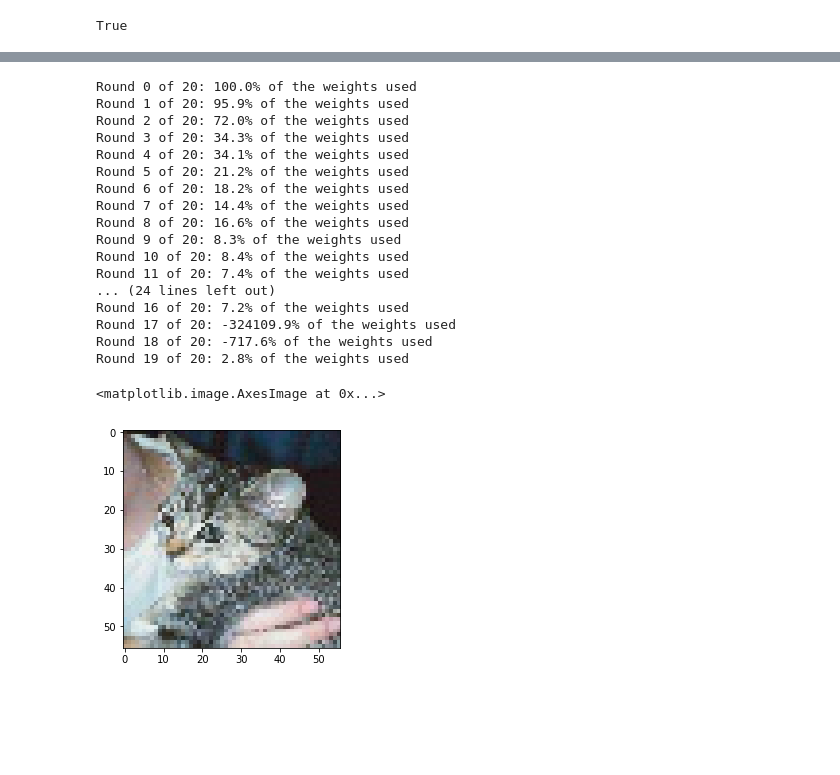
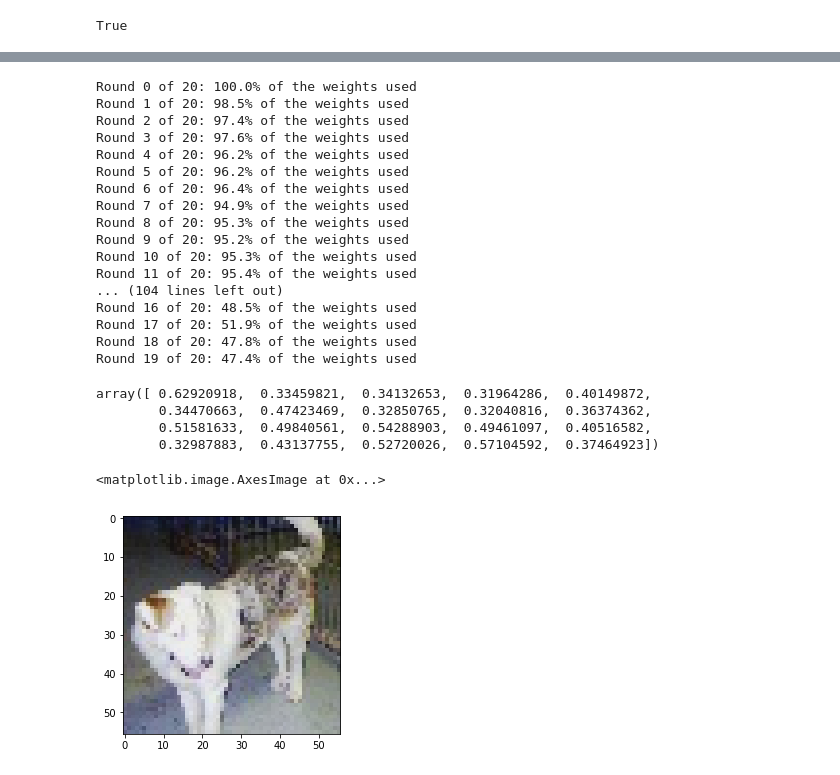
Before and after one commit to mspinaci/deep-learning-examples, a Jupyter notebook: Try without Keras.ipynb, the cells around one changed output, grey strips where cells are left out. Saved outputs shown, nothing was run; the diff lists cells and outputs as text; code cells hidden in the pictures; blank space fills up the shorter version.

```diff
--- a/Try without Keras.ipynb
+++ b/Try without Keras.ipynb
@@ -35,24 +35,17 @@ from naive_keras import Sequential, Conv2D, MaxPooling2D, ZeroPadding2D
 model = Sequential(ZeroPadding2D(input_shape=(None, 56, 56, 3)),
                    Conv2D(20),
                    ZeroPadding2D(),
-                   Conv2D(20))
-
-''',
-                   MaxPooling2D(),
+                   Conv2D(20),
                    ZeroPadding2D(),
                    Conv2D(20),
                    ZeroPadding2D(),
                    Conv2D(20),
-                   MaxPooling2D(),
                    ZeroPadding2D(),
                    Conv2D(20),
                    ZeroPadding2D(),
-                   Conv2D(20),
-                   MaxPooling2D(),
-                   ZeroPadding2D(),
-                   Conv2D(20),
-                   ZeroPadding2D(),
-                   Conv2D(20))''';
+                   Conv2D(20))
+
+model.folder = '/home/spi/nbs/input/train/'
 # %%
 model.summary()
 # %% [output]
@@ -64,22 +65,22 @@ model.summary()
 # %%
-model.initialize_by_SVM('/home/spi/nbs/input/train/', batch_size=10)
+svms = model.initialize_by_SVM('/home/spi/nbs/input/train/', batch_size=20)
 # %% [output]
 Round 0 of 20: 100.0% of the weights used
-Round 1 of 20: 95.9% of the weights used
-Round 2 of 20: 72.0% of the weights used
-Round 3 of 20: 34.3% of the weights used
-Round 4 of 20: 34.1% of the weights used
-Round 5 of 20: 21.2% of the weights used
-Round 6 of 20: 18.2% of the weights used
-Round 7 of 20: 14.4% of the weights used
-Round 8 of 20: 16.6% of the weights used
-Round 9 of 20: 8.3% of the weights used
-Round 10 of 20: 8.4% of the weights used
-Round 11 of 20: 7.4% of the weights used
-... (24 lines left out)
-Round 16 of 20: 7.2% of the weights used
-Round 17 of 20: -324109.9% of the weights used
-Round 18 of 20: -717.6% of the weights used
-Round 19 of 20: 2.8% of the weights used
+Round 1 of 20: 98.5% of the weights used
+Round 2 of 20: 97.4% of the weights used
+Round 3 of 20: 97.6% of the weights used
+Round 4 of 20: 96.2% of the weights used
+Round 5 of 20: 96.2% of the weights used
+Round 6 of 20: 96.4% of the weights used
+Round 7 of 20: 94.9% of the weights used
+Round 8 of 20: 95.3% of the weights used
+Round 9 of 20: 95.2% of the weights used
+Round 10 of 20: 95.3% of the weights used
+Round 11 of 20: 95.4% of the weights used
+... (104 lines left out)
+Round 16 of 20: 48.5% of the weights used
+Round 17 of 20: 51.9% of the weights used
+Round 18 of 20: 47.8% of the weights used
+Round 19 of 20: 47.4% of the weights used
 # %%
 pics,labels = model.load_random_input(10, model.layers[0].input_shape[1:])
@@ -86,9 +89,16 @@ pics,labels = model.load_random_input(10, model.layers[0].input_shape[1:])
 # %%
 y = model.predict(pics)
+# %%
+(y.reshape(-1,y.shape[-1])==0).mean(axis=0)
+# %% [output]
+array([ 0.62920918,  0.33459821,  0.34132653,  0.31964286,  0.40149872,
+        0.34470663,  0.47423469,  0.32850765,  0.32040816,  0.36374362,
+        0.51581633,  0.49840561,  0.54288903,  0.49461097,  0.40516582,
+        0.32987883,  0.43137755,  0.52720026,  0.57104592,  0.37464923])
 # %%
-j = 2
+j = 3
 plt.imshow(((pics[j]+2)*64).astype(np.uint8))
 # %% [output]
 <matplotlib.image.AxesImage at 0x...>
-[figure, old version]
+[figure, new version]
 # %%
```
Also changed, not shown: parts of 7 cells of this notebook, 1 other file.
